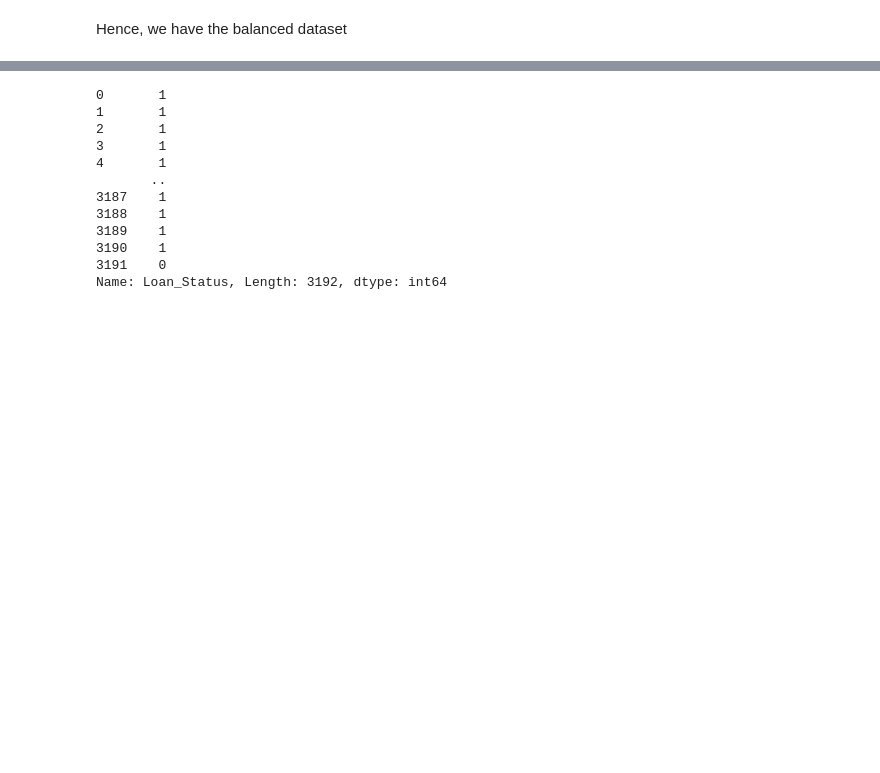
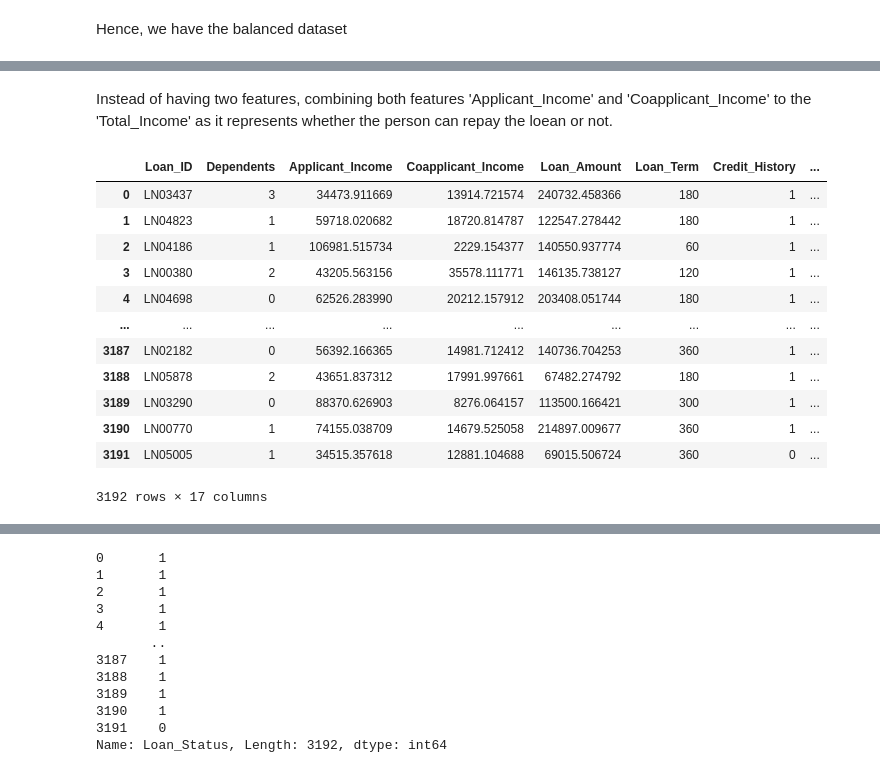
Before and after one commit to Learningsabd/loan-approval-prediction, a Jupyter notebook: Loan_Approval_Prediction.ipynb, the cells around one changed output, grey strips where cells are left out. Drawn from its saved outputs; the diff is of its cells as text; code cells hidden in the pictures; blank space fills up the shorter version.

```diff
--- a/Loan_Approval_Prediction.ipynb
+++ b/Loan_Approval_Prediction.ipynb
@@ -211 +223,19 @@ Here there are 3192 samples with 14 features. Looking at the data, I can see tha
+# %% [markdown]
+Instead of having two features, combining both features 'Applicant_Income' and 'Coapplicant_Income' to the 'Total_Income' as it represents whether the person can repay the loean or not.
+# %%
+dataset
+# %% [output]
+|  | Loan_ID | Dependents | Applicant_Income | Coapplicant_Income | Loan_Amount | Loan_Term | Credit_History | ... |
+| 0 | LN03437 | 3 | 34473.911669 | 13914.721574 | 240732.458366 | 180 | 1 | ... |
+| 1 | LN04823 | 1 | 59718.020682 | 18720.814787 | 122547.278442 | 180 | 1 | ... |
+| 2 | LN04186 | 1 | 106981.515734 | 2229.154377 | 140550.937774 | 60 | 1 | ... |
+| 3 | LN00380 | 2 | 43205.563156 | 35578.111771 | 146135.738127 | 120 | 1 | ... |
+| 4 | LN04698 | 0 | 62526.283990 | 20212.157912 | 203408.051744 | 180 | 1 | ... |
+| ... | ... | ... | ... | ... | ... | ... | ... | ... |
+| 3187 | LN02182 | 0 | 56392.166365 | 14981.712412 | 140736.704253 | 360 | 1 | ... |
+| 3188 | LN05878 | 2 | 43651.837312 | 17991.997661 | 67482.274792 | 180 | 1 | ... |
+| 3189 | LN03290 | 0 | 88370.626903 | 8276.064157 | 113500.166421 | 300 | 1 | ... |
+| 3190 | LN00770 | 1 | 74155.038709 | 14679.525058 | 214897.009677 | 360 | 1 | ... |
+| 3191 | LN05005 | 1 | 34515.357618 | 12881.104688 | 69015.506724 | 360 | 0 | ... |
+3192 rows × 17 columns
 # %%
```
Also changed, not shown: parts of 17 cells of this notebook.
